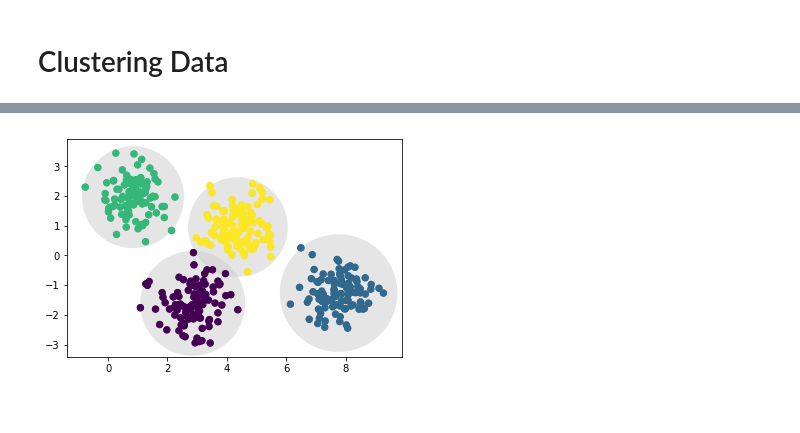
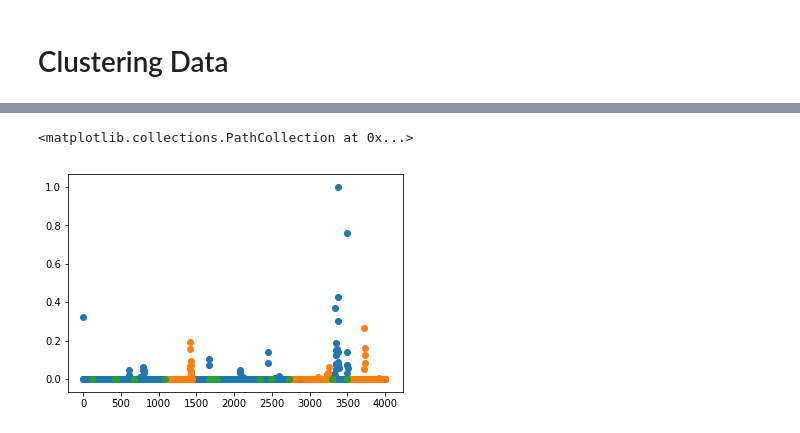
Before and after one commit to brmullen/SIP2019, a Jupyter notebook: Emma/Exploration of Data.ipynb, the cells around one changed output, grey strips where cells are left out. Saved outputs shown, nothing was run; the diff lists cells and outputs as text; code cells hidden in the pictures.

```diff
--- a/Emma/Exploration of Data.ipynb
+++ b/Emma/Exploration of Data.ipynb
@@ -9,8 +13,8 @@ from sklearn.mixture import GaussianMixture as gm
 import pandas as pd
 # %%
 path = '/Users/emmadionne/Documents/'
-file = 'test_angs_metrics.hdf5'
-tsv_output_file = path + "test_angs_mags_metrics.csv"
+file = '170721_07_c2_gridOpticFlow_metrics.csv'
+tsv_output_file = path + "170721_07_c2_gridOpticFlow_metrics.csv"
 data = pd.DataFrame.from_csv(tsv_output_file)
 
 print(data.head())
@@ -408,10 +362,8 @@ def plot_kmeans(kmeans, X, n_clusters=4, rseed=0, ax=None):
 
 kmeans = KMeans(n_clusters=4, random_state=0)
 plot_kmeans(kmeans, X)
-# %% [output]
-[figure, removed]
 # %%
-path = '/Users/jcrndm/Documents/'
+path = '/Users/emmadionne/Documents/'
 file = 'test_angs_mags_metrics.csv'
 
 tsv_output_file = path + file
@@ -435,7 +387,6 @@ prediction = kmeans.predict(data)
 plt.figure(figsize = (10,8))
 def plot_kmeans(kmeans, X, n_clusters=2, rseed=0, ax=None):
     labels = kmeans.fit_predict(X)
-
     # plot the input data
     ax = ax or plt.gca()
     ax.axis('equal')
@@ -447,5 +398,35 @@ def plot_kmeans(kmeans, X, n_clusters=2, rseed=0, ax=None):
              for i, center in enumerate(centers)]
     for c, r in zip(centers, radii):
         ax.add_patch(plt.Circle(c, r, fc='#CCCCCC', lw=3, alpha=0.5, zorder=1))
+    return labels
 
-plot_kmeans(kmeans, Y_sklearn)
+indices = plot_kmeans(kmeans, Y_sklearn[:,4:6])
+
+print(indices)
+# %%
+%matplotlib inline
+
+col_list = list(data)
+data_new = pd.DataFrame()
+
+#puts the paramter on a scale of 0 to 1
+
+data_new = data.copy()
+data_new -= data_new.min()
+data_new /= data_new.max()
+data_new = data_new.fillna(value=0)
+
+data_new = data_new.astype('float16')
+indices = indices.astype('int')
+data_new['classification'] = indices
+print("data_new : ", data_new["classification"])
+# Both temporal and spatial metrics visualize
+sns.pairplot(data_new, diag_kind="kde", markers=["o", "o", "o"], hue_order = [0, 1, 2], hue='classification', palette = 'viridis')
+plt.savefig('/Users/emmadionne/Documents/clusters_pairplot.png')
+# %%
+plt.scatter(np.array(np.where(indices==0)[0]), data.loc[np.where(indices==0)[0], "mov.mean"])
+plt.scatter(np.array(np.where(indices==1)[0]), data.loc[np.where(indices==1)[0], "mov.mean"])
+plt.scatter(np.array(np.where(indices==2)[0]), data.loc[np.where(indices==2)[0], "mov.mean"])
+# %% [output]
+<matplotlib.collections.PathCollection at 0x...>
+[figure, added]
```
Also changed, not shown: parts of 13 cells of this notebook, 2 other files.
